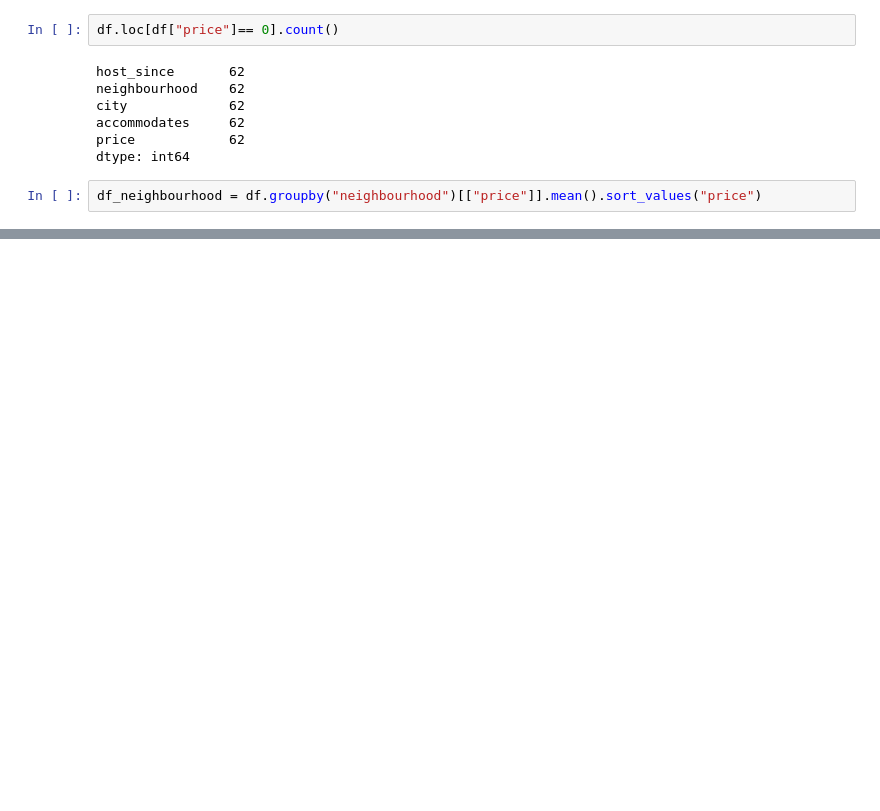
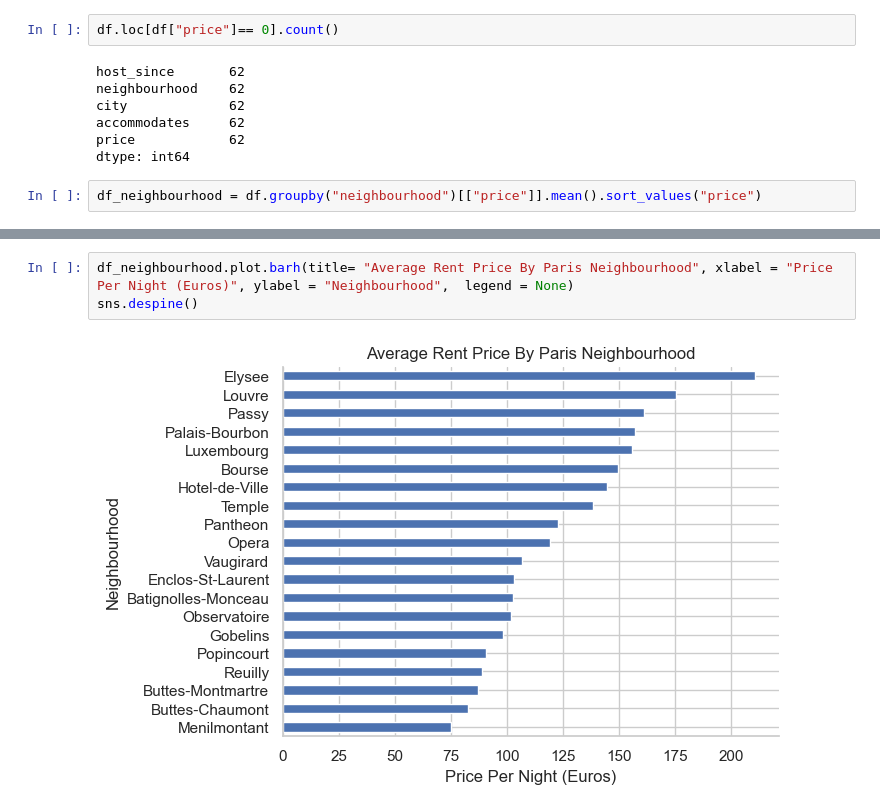
Before and after one commit to fatemehmohammadi78/Airbnb_Listing_Analysis, a Jupyter notebook: airbnb.ipynb, the cells around one changed output, grey strips where cells are left out. Cells and saved outputs as stored; diff of their text form; blank space fills up the shorter version.

```diff
--- a/airbnb.ipynb
+++ b/airbnb.ipynb
@@ -168,0 +236,5 @@ df_accommodates.tail()
+# %%
+df_neighbourhood.plot.barh(title= "Average Rent Price By Paris Neighbourhood", xlabel = "Price Per Night (Euros)", ylabel = "Neighbourhood",  legend = None)
+sns.despine()
+# %% [output]
+[figure, added]
```
Also changed, not shown: parts of 17 cells of this notebook.
